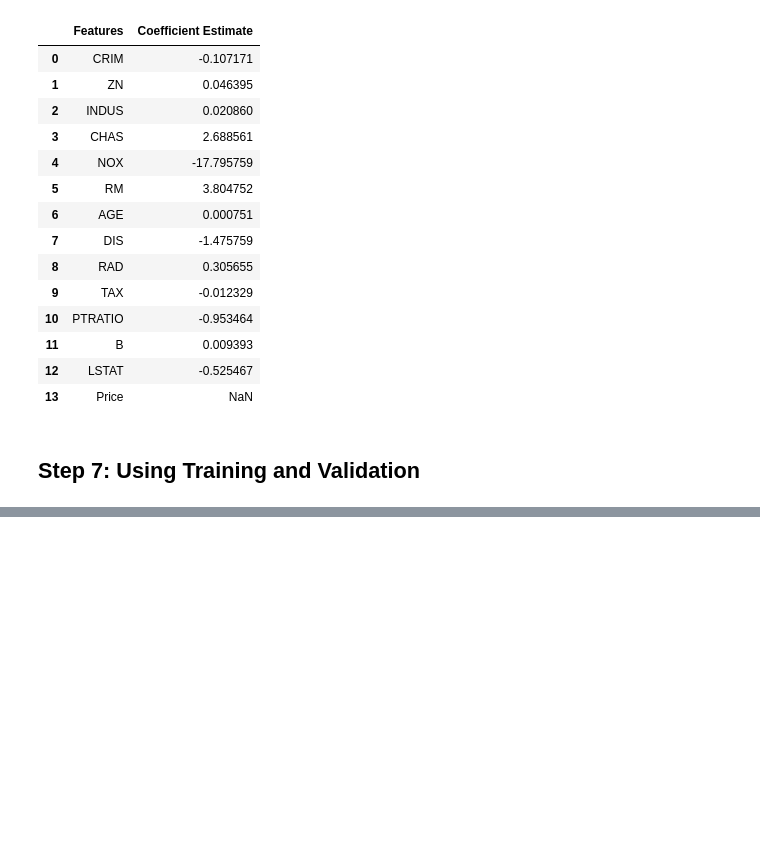
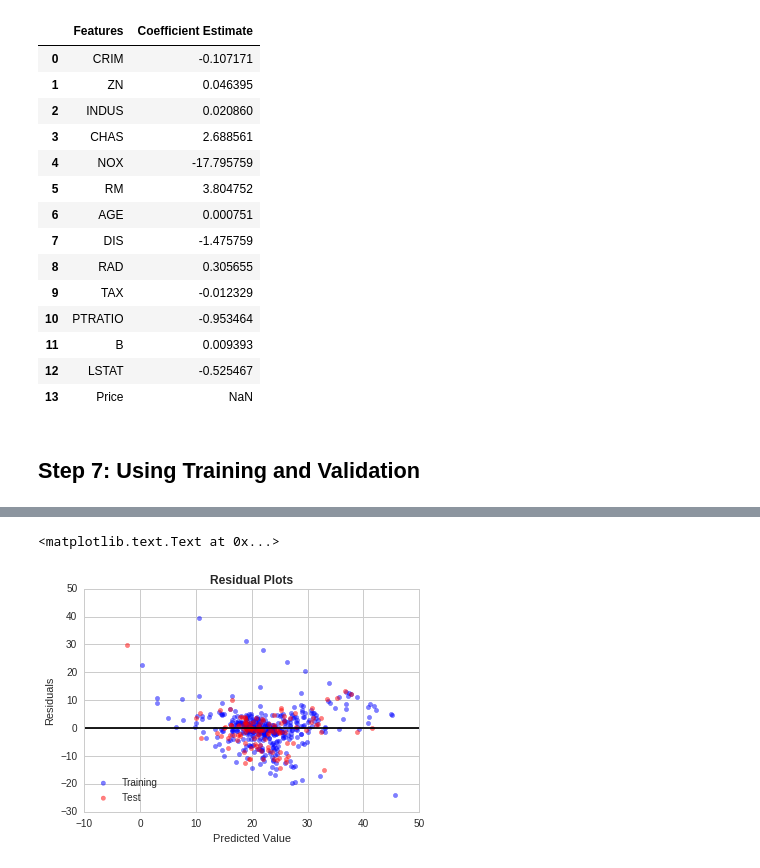
Before and after one commit to jarturomora/python-data-analysis, a Jupyter notebook: ML1 - Supervised Learning - Linear Regression.ipynb, the cells around one changed output, grey strips where cells are left out. Cells and saved outputs as stored; diff of their text form; code cells hidden in the pictures; blank space fills up the shorter version.

Commit message:
Linear regression done

```diff
--- a/ML1 - Supervised Learning - Linear Regression.ipynb
+++ b/ML1 - Supervised Learning - Linear Regression.ipynb
@@ -230,0 +240,5 @@ X_train, X_test, Y_train, Y_test = sklearn.cross_validation.train_test_split(X,
+# %%
+# First we will train our model with the training dataset
+lreg = LinearRegression() # Create a linear regression object
+
+lreg.fit(X_train, Y_train) # Train the model with the training dataset.
@@ -230,0 +247,4 @@ X_train, X_test, Y_train, Y_test = sklearn.cross_validation.train_test_split(X,
+# %%
+# Next we make prediction using our model and the train and test set
+pred_train = lreg.predict(X_train)
+pred_test = lreg.predict(X_test)
@@ -230,0 +275,19 @@ X_train, X_test, Y_train, Y_test = sklearn.cross_validation.train_test_split(X,
+# %%
+# We will create a scatter plot to create the residual plots
+# x-axis: the predicted values
+# y-axis: the residuals (observedvalue - predictedvalue)
+
+# Scatter plot for training dataset
+train = plt.scatter(pred_train, (Y_train - pred_train), color = "blue", alpha = 0.5)
+# Scatter plot for testing dataset
+test = plt.scatter(pred_test, (Y_test - pred_test), color = "red", alpha = 0.5)
+# Horizontal line at the origin
+plt.axhline(y = 0, color = "black")
+# Legends and titles
+plt.legend((train, test), ("Training", "Test"), loc = "lower left")
+plt.title("Residual Plots", weight = "bold")
+plt.xlabel("Predicted Value")
+plt.ylabel("Residuals")
+# %% [output]
+<matplotlib.text.Text at 0x...>
+[figure, added]
```
Also changed, not shown: parts of 7 cells of this notebook.
